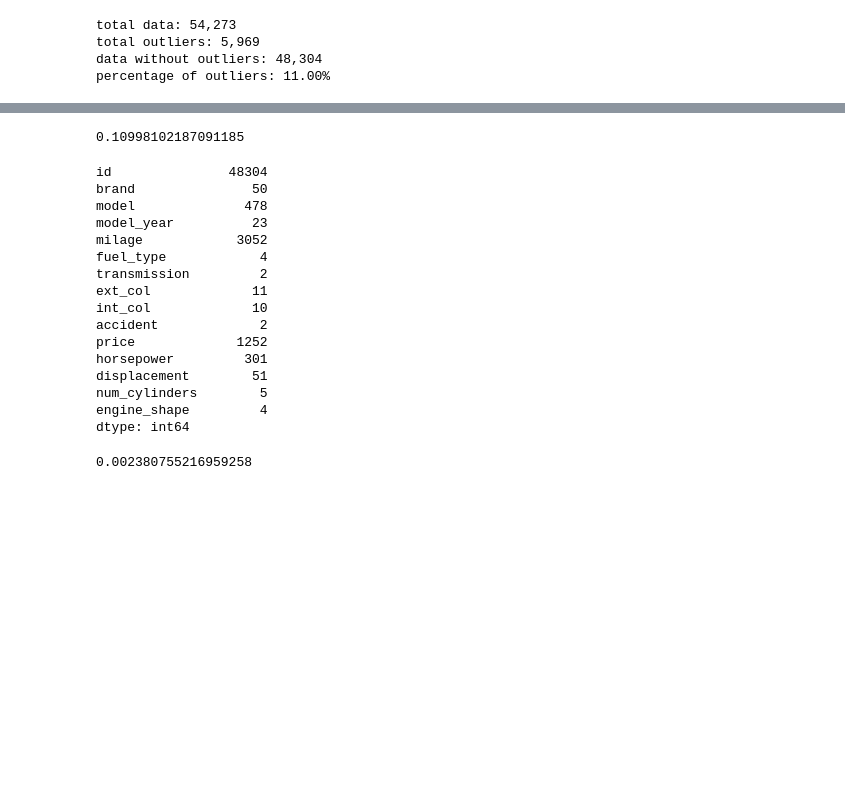
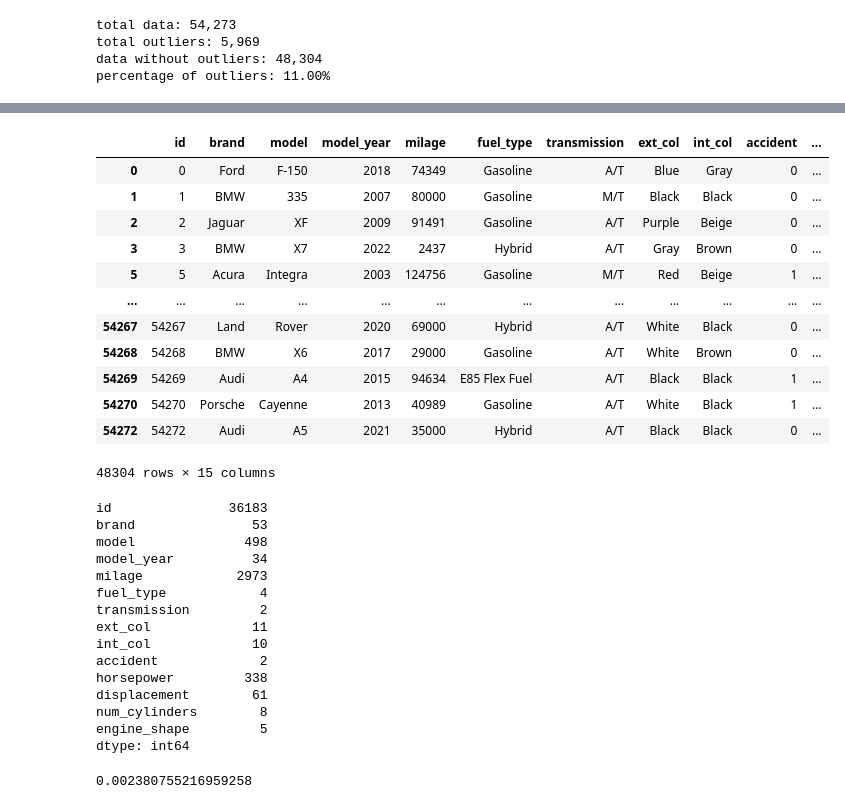
Before and after one commit to SiegfredLorelle/kagglex-car-price-prediction, a Jupyter notebook: kagglex-car-price.ipynb, the cells around one changed output, grey strips where cells are left out. Drawn from its saved outputs; the diff is of its cells as text; code cells hidden in the pictures; blank space fills up the shorter version.

```diff
--- a/kagglex-car-price.ipynb
+++ b/kagglex-car-price.ipynb
@@ -1194,55 +1243,67 @@ non_outliers.tail()
 feature = "engine"
 combined_df = pd.concat([df, test_df])
 # combined_df["engine"].value_counts().tail(50)
 
 # df.groupby(feature).head()
-combined_df.nunique()
+# combined_df.nunique()
 
 # df["engine"].value_counts().head(50)
 
 # df["horsepower"] = df["engine"].apply(lambda x: x.split()[0])
 # df["engine"].value_counts().head(50)
 
 
 # # df.describe()
 # test_df.loc[df["displacement"] != 'tmp', 'displacement'].value_counts().tail(50)
 
 # df.loc[df["displacement"] != 'VALID', 'displacement'].mean()
 
 # df.loc[ :, "displacement"].tail(50)
 # df["engine"].tail(50)
 # df[["engine", "num_cylinders"]].head(50)
 # df["ext_col"].value_counts().head(50)
 # df["ext_col"].value_counts().head(50)
 
 # df.groupby("engine_shape")["engine_shape"].count().sort_values(ascending=False).head(50)
 # df["engine_shape"].value_counts().tail(50).index
 
 # df["accident"].head(50)
 # combined_df.head(50)
 
-1-len(df) / len(unedited_df)
+# 1-len(df) / len(unedited_df)
+df
 # %% [output]
+|  | id | brand | model | model_year | milage | fuel_type | transmission | ext_col | int_col | accident | ... |
+| 0 | 0 | Ford | F-150 | 2018 | 74349 | Gasoline | A/T | Blue | Gray | 0 | ... |
+| 1 | 1 | BMW | 335 | 2007 | 80000 | Gasoline | M/T | Black | Black | 0 | ... |
+| 2 | 2 | Jaguar | XF | 2009 | 91491 | Gasoline | A/T | Purple | Beige | 0 | ... |
+| 3 | 3 | BMW | X7 | 2022 | 2437 | Hybrid | A/T | Gray | Brown | 0 | ... |
+| 5 | 5 | Acura | Integra | 2003 | 124756 | Gasoline | M/T | Red | Beige | 1 | ... |
+| ... | ... | ... | ... | ... | ... | ... | ... | ... | ... | ... | ... |
+| 54267 | 54267 | Land | Rover | 2020 | 69000 | Hybrid | A/T | White | Black | 0 | ... |
+| 54268 | 54268 | BMW | X6 | 2017 | 29000 | Gasoline | A/T | White | Brown | 0 | ... |
+| 54269 | 54269 | Audi | A4 | 2015 | 94634 | E85 Flex Fuel | A/T | Black | Black | 1 | ... |
+| 54270 | 54270 | Porsche | Cayenne | 2013 | 40989 | Gasoline | A/T | White | Black | 1 | ... |
+| 54272 | 54272 | Audi | A5 | 2021 | 35000 | Hybrid | A/T | Black | Black | 0 | ... |
-0.10998102187091185
+48304 rows × 15 columns
 # %%
 # unedited_df["accident"].head(50)
-df.nunique()
+test_df.nunique()
 # %% [output]
-id               48304
-brand               50
-model              478
-model_year          23
-milage            3052
+id               36183
+brand               53
+model              498
+model_year          34
+milage            2973
 fuel_type            4
 transmission         2
 ext_col             11
 int_col             10
 accident             2
-price             1252
-horsepower         301
-displacement        51
-num_cylinders        5
-engine_shape         4
+horsepower         338
+displacement        61
+num_cylinders        8
+engine_shape         5
 dtype: int64
 # %%
 115 / len(df)
```
Also changed, not shown: parts of 17 cells of this notebook.
